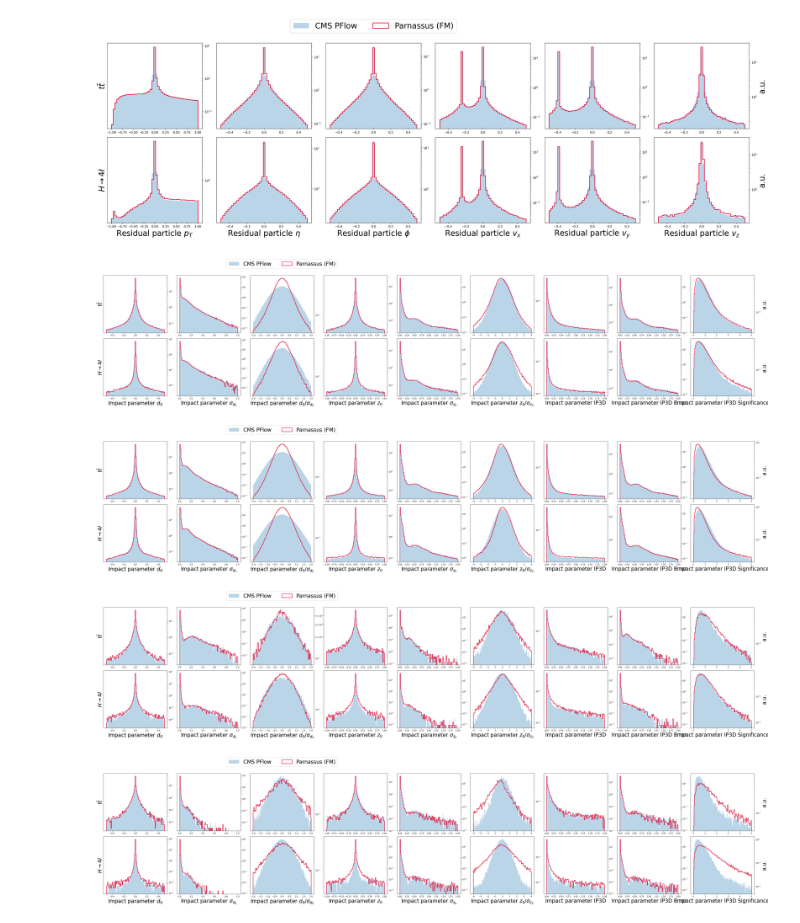
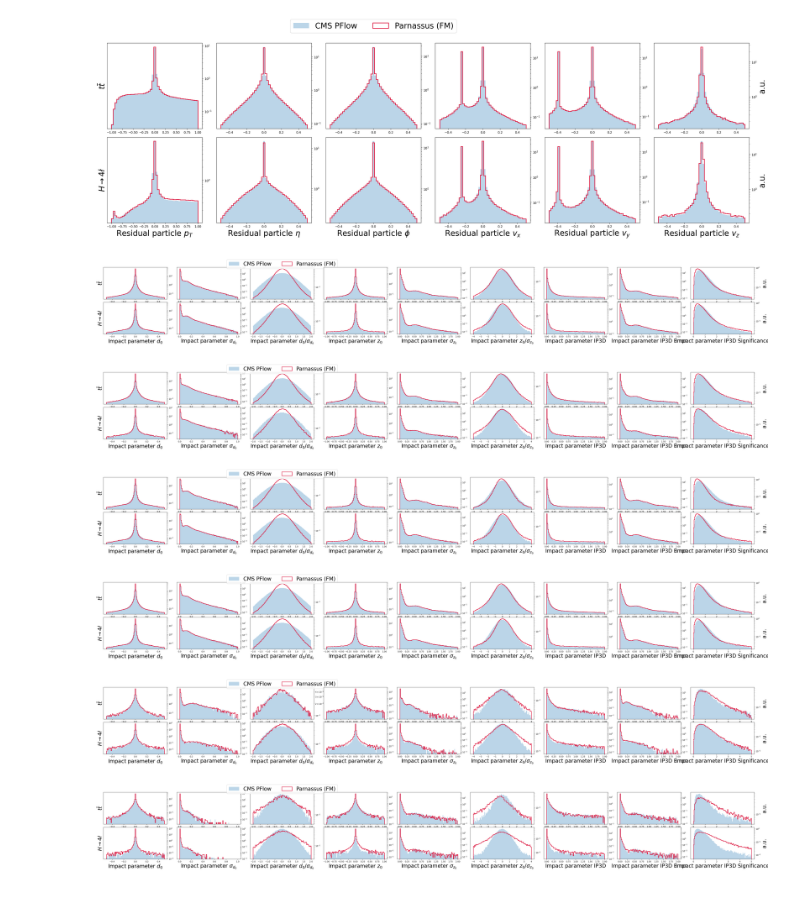
Before and after one commit to omphalos-mc/parnassus-clas12, a Jupyter notebook: src/parnassus_core/experiments/cms_2011/notebooks/performance_test.ipynb, the cells around one changed output. Drawn from its saved outputs; the diff is of its cells as text; code cells hidden in the pictures.

Commit message:
Fix figure size

```diff
--- a/src/parnassus_core/experiments/cms_2011/notebooks/performance_test.ipynb
+++ b/src/parnassus_core/experiments/cms_2011/notebooks/performance_test.ipynb
@@ -201,12 +201,23 @@ ip_bins = {
     "ip3dError": defaultdict(constant_factory(np.linspace(0, 2, 100))),
     "ip3dSig": defaultdict(constant_factory(np.linspace(0, 5, 100))),
 }
+# %%
+plot_helper.ax_height = 3
+plot_helper.ax_width = 5
 # %%
+fig = plot_helper.plot_impact_features(
+    bins=ip_bins, log_scale_vars="all", collection="all"
+)
 fig = plot_helper.plot_impact_features(
     bins=ip_bins, log_scale_vars="all", collection="jet"
 )
+fig = plot_helper.plot_impact_features(
+    bins=ip_bins, log_scale_vars="all", collection="bkg"
+)
 # %% [output]
-[figure, old version]
+[figure, new version]
+[figure, added]
+[figure, added]
 # %%
 fig = plot_helper.plot_impact_features(
     bins=ip_bins, log_scale_vars="all", particle_mask_type="had"
@@ -218,6 +229,6 @@ fig = plot_helper.plot_impact_features(
     bins=ip_bins, log_scale_vars="all", particle_mask_type="mu"
 )
 # %% [output]
-[figure, old version]
+[figure, new version]
-[figure, old version]
+[figure, new version]
-[figure, old version]
+[figure, new version]
```
Also changed, not shown: 1 other file.
